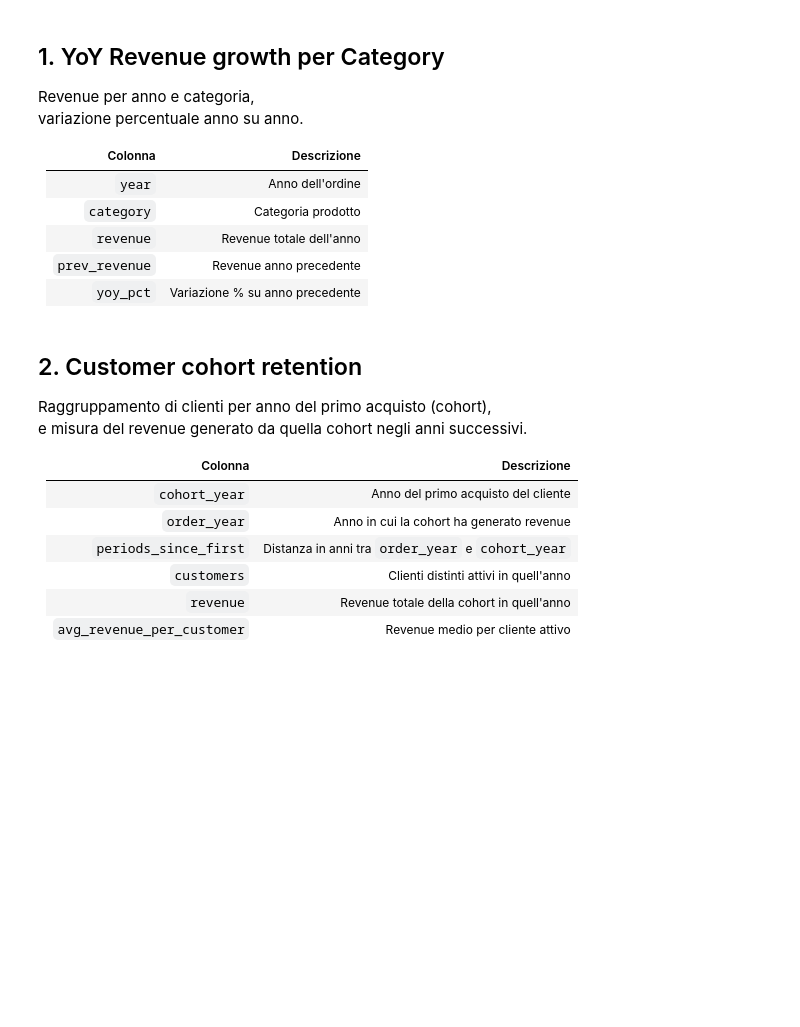
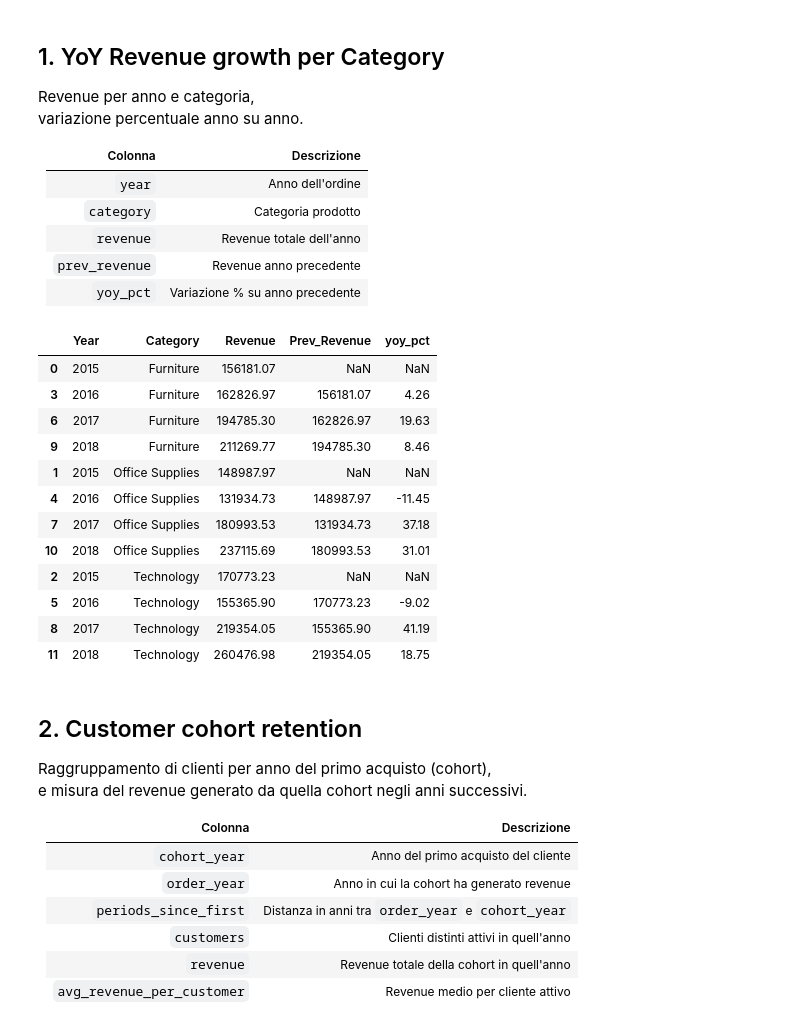
Before and after one commit to macontini/SuperStore, a Jupyter notebook: queries/pandas.ipynb, the cells around one changed output. Drawn from its saved outputs; the diff is of its cells as text; code cells hidden in the pictures; blank space fills up the shorter version.

```diff
--- a/queries/pandas.ipynb
+++ b/queries/pandas.ipynb
@@ -49,6 +53,34 @@ variazione percentuale anno su anno.
 | `revenue`      | Revenue totale dell'anno |
 | `prev_revenue` | Revenue anno precedente |
 | `yoy_pct`      | Variazione % su anno precedente |
+# %%
+(
+    facts
+    .assign(Year=facts['OrderDate'].dt.year)
+    .merge(products[['ProductKey', 'Category']], on='ProductKey', how='inner')
+    .groupby(['Year', 'Category'], as_index=False)
+    .aggregate(Revenue=('Sales', 'sum'))
+    .assign(
+        Prev_Revenue=lambda x: x.groupby('Category')['Revenue'].shift(1),
+        yoy_pct=lambda x: (x['Revenue'] / x['Prev_Revenue'] - 1) * 100
+    )
+    .sort_values(['Category', 'Year'])
+    .round(2)
+)
+# %% [output]
+|  | Year | Category | Revenue | Prev_Revenue | yoy_pct |
+| 0 | 2015 | Furniture | 156181.07 | NaN | NaN |
+| 3 | 2016 | Furniture | 162826.97 | 156181.07 | 4.26 |
+| 6 | 2017 | Furniture | 194785.30 | 162826.97 | 19.63 |
+| 9 | 2018 | Furniture | 211269.77 | 194785.30 | 8.46 |
+| 1 | 2015 | Office Supplies | 148987.97 | NaN | NaN |
+| 4 | 2016 | Office Supplies | 131934.73 | 148987.97 | -11.45 |
+| 7 | 2017 | Office Supplies | 180993.53 | 131934.73 | 37.18 |
+| 10 | 2018 | Office Supplies | 237115.69 | 180993.53 | 31.01 |
+| 2 | 2015 | Technology | 170773.23 | NaN | NaN |
+| 5 | 2016 | Technology | 155365.90 | 170773.23 | -9.02 |
+| 8 | 2017 | Technology | 219354.05 | 155365.90 | 41.19 |
+| 11 | 2018 | Technology | 260476.98 | 219354.05 | 18.75 |
 # %% [markdown]
 ## 2. Customer cohort retention
 
```
Also changed, not shown: parts of 5 cells of this notebook.
